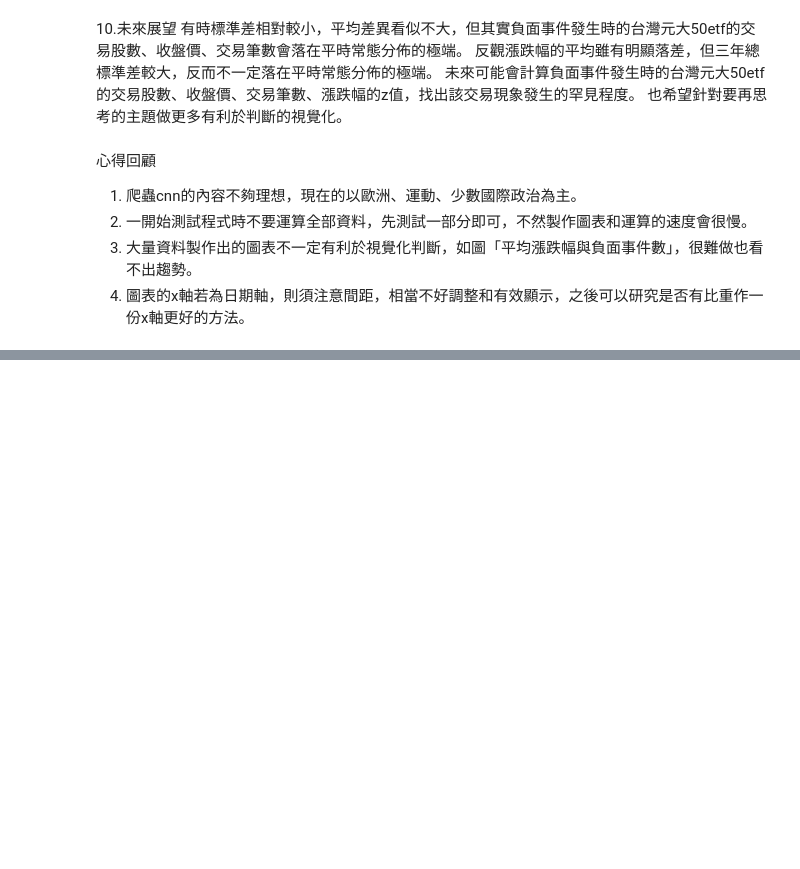
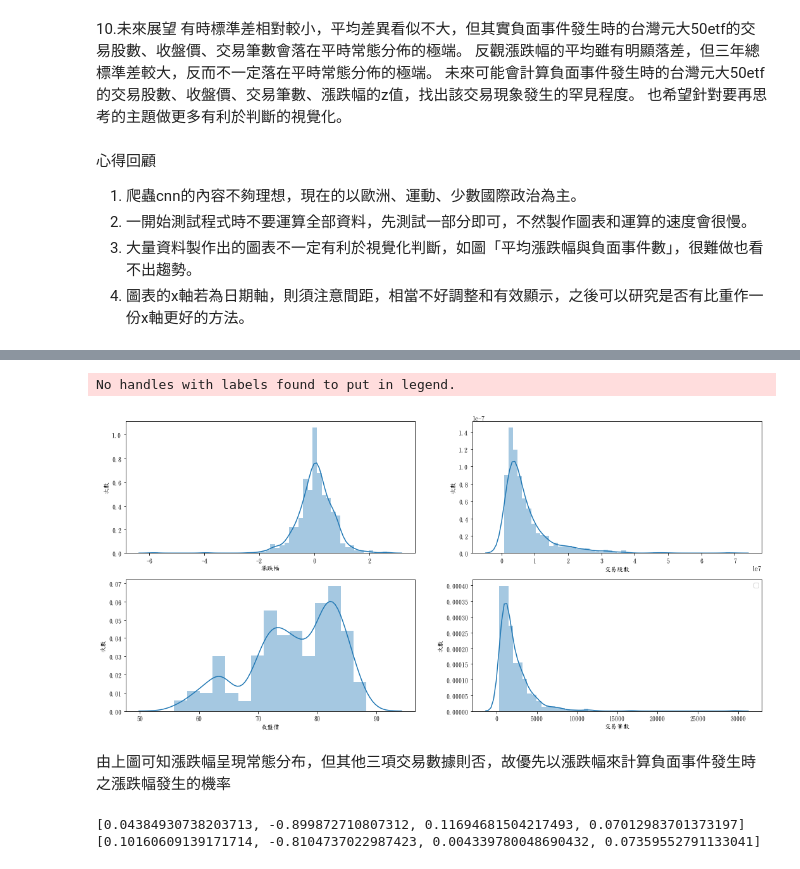
Before and after one commit to b06704028/datasc, a Jupyter notebook: hw2_台灣etf投資人對國際事務之反應.ipynb, the cells around one changed output, grey strips where cells are left out. Cells and saved outputs as stored; diff of their text form; code cells hidden in the pictures; blank space fills up the shorter version.

```diff
--- a/hw2_台灣etf投資人對國際事務之反應.ipynb
+++ b/hw2_台灣etf投資人對國際事務之反應.ipynb
@@ -731,0 +770,77 @@ print(len(p_xaxis_list))
+# %%
+#---------觀察etf數據是否近似常態
+# trading_shares_list = []
+# changing_list = []
+# end_price_list = []
+# number_of_deals_list
+import seaborn as sns
+font = {'family' : 'DFKai-SB',
+'weight' : 'bold',
+'size'  : '10'} #字型設定
+plt.rc('font', **font) #字型設定 # pass in the font dict as kwargs
+plt.rc('axes',unicode_minus=False) #字型設定
+plt.subplots(figsize=(18,13)) #圖形大小
+ax1 = plt.subplot(3,2,1)  #子圖們
+#第一行第二列图形
+ax2 = plt.subplot(3,2,2)
+ax3 = plt.subplot(3,2,3)
+ax4 = plt.subplot(3,2,4)
+all_changing_list = []
+for y in range(2,796):
+    changing = sheet_1.cell_value(rowx=y,colx=7)
+    if "-" in changing:
+        changing = changing[-4]+changing[-3]+changing[-2]+changing[-1]
+        changing = float(changing)
+        changing = changing*(-1)
+    else:
+        changing = changing[-4]+changing[-3]+changing[-2]+changing[-1]
+    all_changing_list.append(float(changing))
+plt.sca(ax1)
+sns.distplot(all_changing_list)
+plt.xlabel('漲跌幅')
+plt.ylabel('次數')
+plt.sca(ax2)
+sns.distplot(trading_shares_list)
+plt.xlabel('交易股數')
+plt.ylabel('次數')
+plt.sca(ax3)
+sns.distplot(end_price_list)
+plt.xlabel('收盤價')
+plt.ylabel('次數')
+plt.sca(ax4)
+sns.distplot(number_of_deals_list)
+plt.xlabel('交易筆數')
+plt.ylabel('次數')
+plt.legend()
+plt.show()
+# %% [output]
+No handles with labels found to put in legend.
+[figure, added]
+# %% [markdown]
+由上圖可知漲跌幅呈現常態分布，但其他三項交易數據則否，故優先以漲跌幅來計算負面事件發生時之漲跌幅發生的機率
+# %%
+# print("normal_mean:       ",mean_trading_shares,mean_changing,mean_end_price,mean_number_of_deals)
+# print("normal_stdev :     ",stdev_trading_shares,stdev_changing,stdev_end_price,stdev_number_of_deals)
+# print("total_negative_mean:",mean_trading_shares_total_negative,mean_changing_total_negative,mean_end_price_total_negative,mean_number_of_deals_total_negative)
+# print("total_negative_stdev:",stdev_trading_shares_total_negative,stdev_changing_total_negative,stdev_end_price_total_negative,stdev_number_of_deals_total_negative)
+# print("brexit_mean:       ",mean_trading_shares_brexit,mean_changing_brexit,mean_end_price_brexit,mean_number_of_deals_brexit)
+# print("brexit_stdev:     ",stdev_trading_shares_brexit,stdev_changing_brexit,stdev_end_price_brexit,stdev_number_of_deals_brexit)
+mean_data_list_normal = [mean_trading_shares,mean_changing,mean_end_price,mean_number_of_deals]
+mean_data_list_negative = [mean_trading_shares_total_negative,mean_changing_total_negative,mean_end_price_total_negative,mean_number_of_deals_total_negative]
+mean_data_list_brexit = [mean_trading_shares_brexit,mean_changing_brexit,mean_end_price_brexit,mean_number_of_deals_brexit]
+stdev_data_list_normal = [stdev_trading_shares,stdev_changing,stdev_end_price,stdev_number_of_deals]
+stdev_data_list_negative = [stdev_trading_shares_total_negative,stdev_changing_total_negative,stdev_end_price_total_negative,stdev_number_of_deals_total_negative]
+stdev_data_list_brexit = [stdev_trading_shares_brexit,stdev_changing_brexit,stdev_end_price_brexit,stdev_number_of_deals_brexit]
+#----計算negative和brexit的z score
+z_score_negative_event_list = []
+z_score_brexit_list = []
+for j in range(4):
+    negative_z_score = (float(mean_data_list_negative[j]) - float(mean_data_list_normal[j]))/float(stdev_data_list_normal[j])
+    z_score_negative_event_list.append(negative_z_score)
+    brexit_z_score = (float(mean_data_list_brexit[j]) - float(mean_data_list_normal[j]))/float(stdev_data_list_normal[j])
+    z_score_brexit_list.append(brexit_z_score)
+print(z_score_negative_event_list)
+print(z_score_brexit_list)
+# %% [output]
+[0.04384930738203713, -0.899872710807312, 0.11694681504217493, 0.07012983701373197]
+[0.10160609139171714, -0.8104737022987423, 0.004339780048690432, 0.07359552791133041]
```
Also changed, not shown: parts of 14 cells of this notebook, 1 other file.
